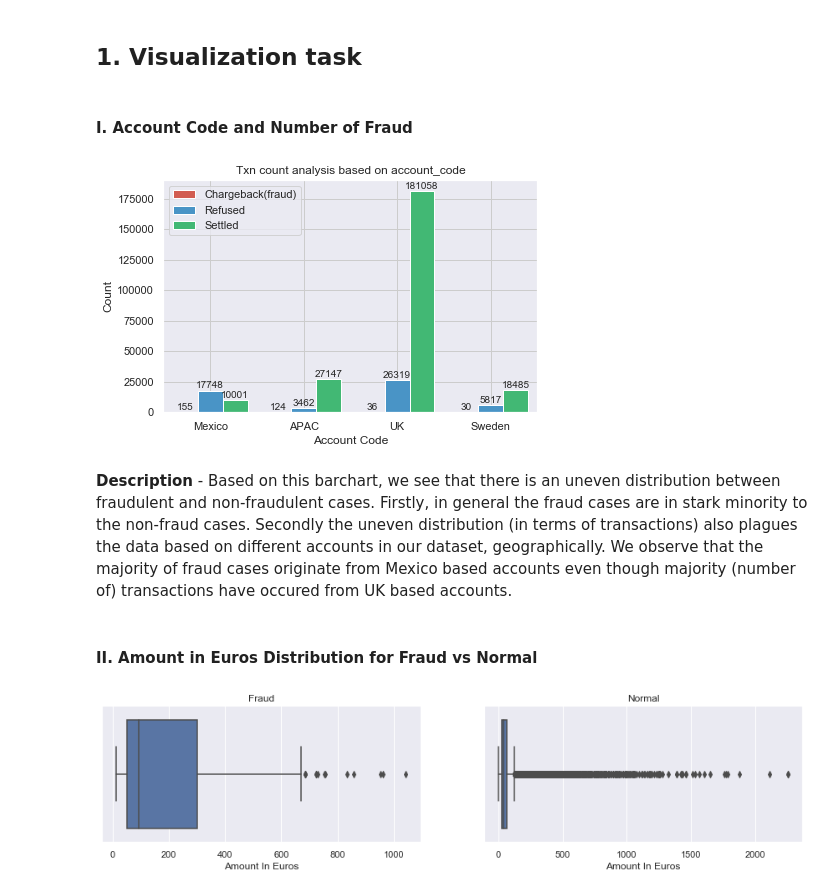
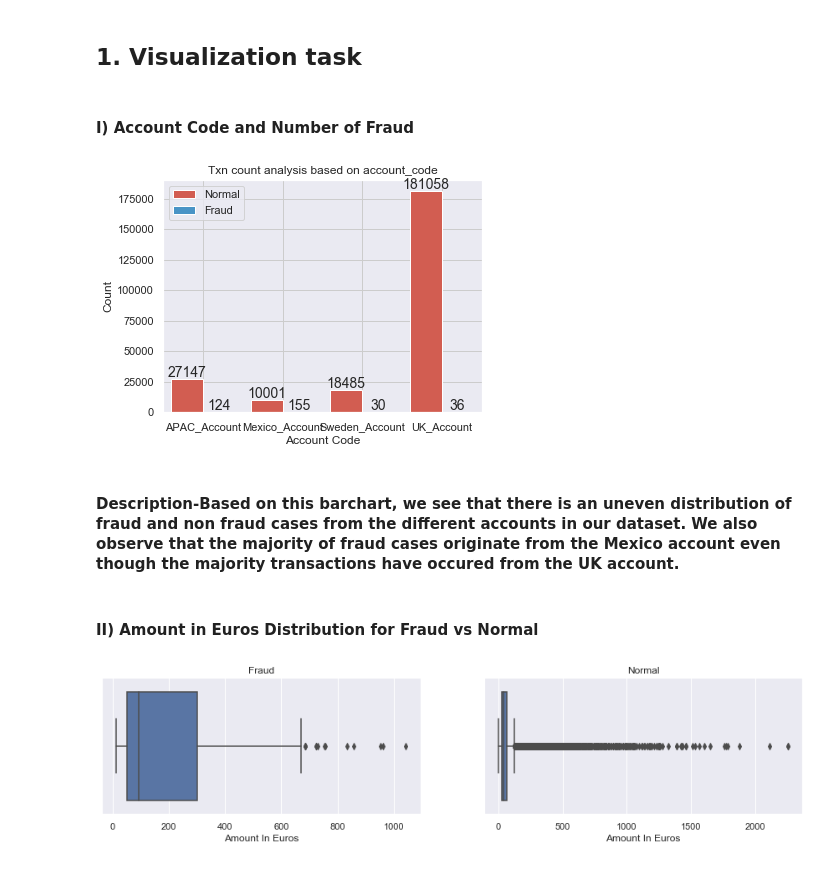
Before and after one commit to adityakunar/cda-2021, a Jupyter notebook: Assignment-1/Lab1_Master.ipynb, the cells around one changed output. Drawn from its saved outputs; the diff is of its cells as text; code cells hidden in the pictures.

```diff
--- a/Assignment-1/Lab1_Master.ipynb
+++ b/Assignment-1/Lab1_Master.ipynb
@@ -38,7 +44,7 @@ from sklearn.metrics import confusion_matrix
 ### Reading in the Data (The one provided to us in brightspace.)
 # %%
 data = "data_for_student_case.csv" #Provide the path to the data here.
-df = pd.read_csv(data)
+df_OG = pd.read_csv(data)
 # %% [markdown]
 ### Preprocessing
 # %%
@@ -132,15 +138,13 @@ def preprocess(df):
 
     #Standardizing amount to a single currency.
     df1['amount_eur'] = df1.apply(lambda x: conv(x), axis=1)
-
+    #df1 = df1.loc[~((df1['simple_journal'] == 0)&(df1['amount_eur']>320))]
     return df1
+# Pre-processing the dataframe.
+df1=preprocess(df_OG)
 # %% [markdown]
 ### Transaction Class distributions.
 # %%
-# Pre-processing the dataframe.
-
-df1=preprocess(df)
-full_df = df1.copy()
 print("Number of total data points = " + str(len(df1.index)))
 print("Number of fradulent transactions = " + str(len(df1.loc[df1['simple_journal'] == 1])))
 print("Number of valid transactions = " + str(len(df1.loc[df1['simple_journal'] == 0])))
@@ -151,35 +155,35 @@ Number of valid transactions = 236691
 # %% [markdown]
 ## 1. Visualization task
 # %% [markdown]
-#### I. Account Code and Number of Fraud
+#### I) Account Code and Number of Fraud
 # %%
-sns.set(rc={'figure.figsize':(6.7,4.27)})
-
+sns.set(rc={'figure.figsize':(5.7,4.27)})
 flatui = ["#e74c3c","#3498db", "#2ecc71"]
-ax = sns.countplot(x="accountcode", hue="simple_journal", data=df, palette=flatui)
+ax = sns.countplot(x="accountcode", hue="simple_journal", data=df1, palette=flatui)
 ax.set_title('Txn count analysis based on account_code')
 ax.grid(color='#cccccc')
 ax.set_ylabel('Count')
 ax.set_xlabel('Account Code')
-ax.set(xticklabels=["Mexico","APAC","UK","Sweden"])
-ax.legend(["Chargeback(fraud)","Refused", "Settled"])
+ax.set(xticklabels=["APAC_Account","Mexico_Account","Sweden_Account","UK_Account"])
+ax.legend(["Normal","Fraud"])
 max_height = 0
+
 
 for p in ax.patches:
     if p.get_height() > max_height:
         max_height = p.get_height()
 
 for p in ax.patches:
     height = p.get_height()
     ax.text(p.get_x()+p.get_width()/2,
             height + 0.01*max_height,'{:1d}'.format(height),
-            ha="center",size=10)
+            ha="center",size=14)
 # %% [output]
-[figure, old version]
+[figure, new version]
 # %% [markdown]
-**Description** - Based on this barchart, we see that there is an uneven distribution between fraudulent and non-fraudulent cases. Firstly, in general the fraud cases are in stark minority to the non-fraud cases. Secondly the uneven distribution (in terms of transactions) also plagues the data based on different accounts in our dataset, geographically. We observe that the majority of fraud cases originate from Mexico based accounts even though majority (number of) transactions have occured from UK based accounts.
+#### Description-Based on this barchart, we see that there is an uneven distribution of fraud and non fraud cases from the different accounts in our dataset. We also observe that the majority of fraud cases originate from the Mexico account even though the majority transactions have occured from the UK account.
 # %% [markdown]
-#### II. Amount in Euros Distribution for Fraud vs Normal
+#### II) Amount in Euros Distribution for Fraud vs Normal
 # %%
 df_f = df1.loc[df1.simple_journal==1]
 df_nf = df1.loc[df1.simple_journal==0]
```
Also changed, not shown: parts of 50 cells of this notebook.
